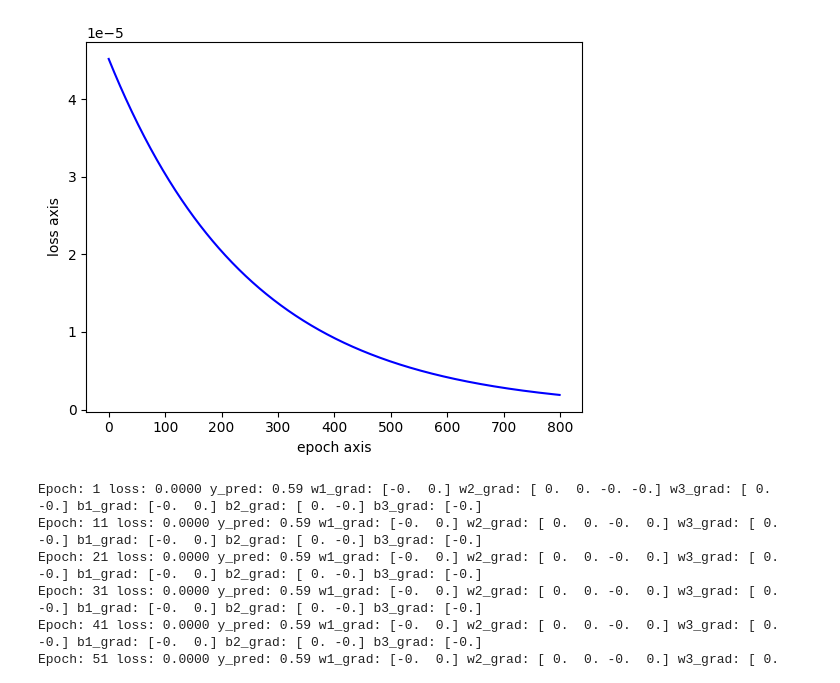
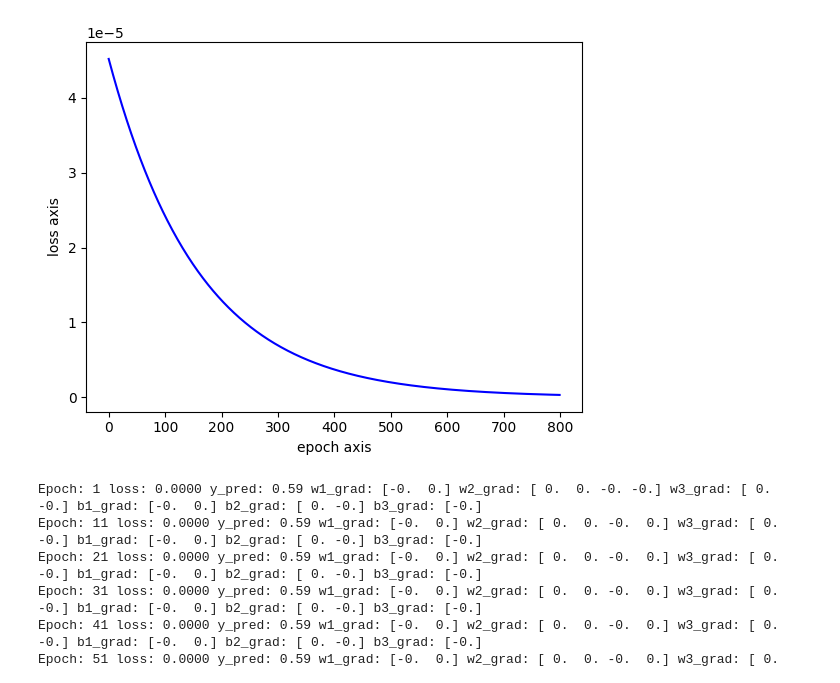
Before and after one commit to lucker3900/machine_learning, a Jupyter notebook: test26.ipynb, the cells around one changed output. Cells and saved outputs as stored; diff of their text form; code cells hidden in the pictures.

```diff
--- a/test26.ipynb
+++ b/test26.ipynb
@@ -38,15 +38,15 @@ def compute_loss(y_pred, y_true):
 def backward(z1, h1, z2, h2, zout, y_pred, y_true, x):
   dypred = y_pred - y_true
   b3_grad = dypred * y_pred * (1- y_pred) # shape(1,)
-  w3_grad = b3_grad * h2.T # shape(2,1)
+  w3_grad = np.dot(b3_grad.reshape(1,1), h2.T) # shape(2,1)
 
   dh2 = np.outer(w3.T, b3_grad) #shape (1,2)
   b2_grad = dh2 * (z2>0) #shape (1,2)
-  w2_grad = b2_grad* h1 #shape (2,2)
+  w2_grad = np.dot(b2_grad, h1.T) #shape (2,1)
 
   dh1 = np.dot(w2.T, b2_grad) #shape (2,1)
   b1_grad = dh1 * (z1>0)
-  w1_grad = b1_grad * x# shape (2,1)
+  w1_grad = np.outer(b1_grad.flatten(), x)# shape (2,1)
 
   return w1_grad, w2_grad, w3_grad, b1_grad, b2_grad, b3_grad
 # %%
@@ -77,7 +77,7 @@ w3 = np.array([[-0.6, 0.7]]) #shape (1,2)
 
 b3 = np.array([[0.1]]) #shape (1,1)
 
-learning_rate = 0.02
+learning_rate = 0.03
 
 x = np.array([1.5])
 y_true = np.array([0.6])
@@ -130,4 +130,4 @@ Epoch: 791 loss: [1.9492654e-06] y_pred: [0.598] w1_grad: [-0. -0.] w2_grad: [ 0
-[figure, old version]
+[figure, new version]
 # %%
 import torch
 import matplotlib.pyplot as plt
```
Also changed, not shown: parts of 2 cells of this notebook.
